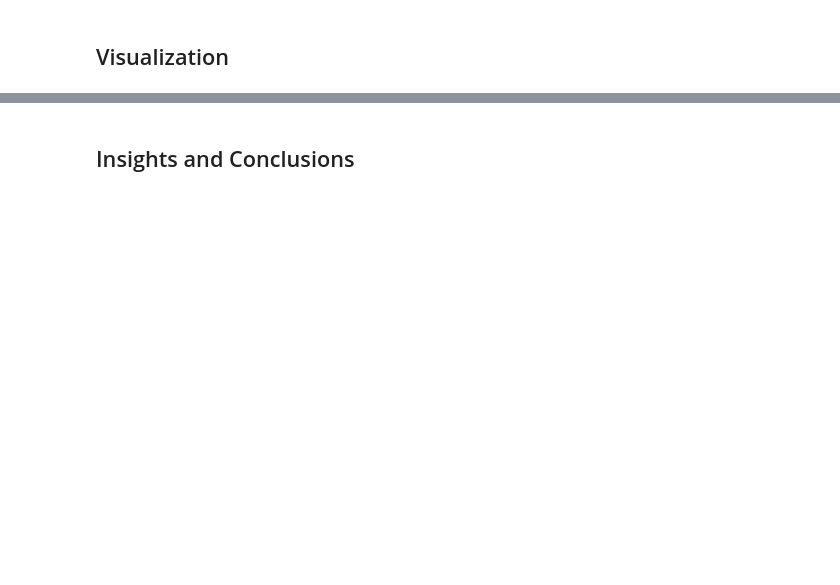
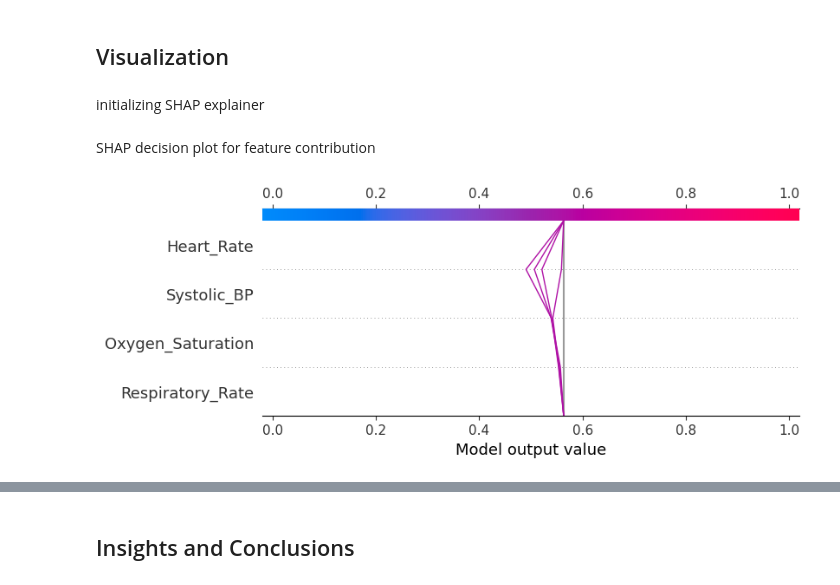
Before and after one commit to atan333/cmsc320-group-proj, a Jupyter notebook: final_submission.ipynb, the cells around one changed output, grey strips where cells are left out. Cells and saved outputs as stored; diff of their text form; code cells hidden in the pictures; blank space fills up the shorter version.

```diff
--- a/final_submission.ipynb
+++ b/final_submission.ipynb
@@ -326,2 +345,24 @@ print(f"Accuracy: {accuracy_score(y_test, y_pred):.4f}")
 # %% [markdown]
 ## Visualization
+# %% [markdown]
+initializing SHAP explainer
+# %%
+kept_features = np.argsort(model.feature_importances_)[::-1][:4]
+shap_feature_names = [continuous_features[i] for i in kept_features]
+X_shap = pd.DataFrame(X_train[:, kept_features], columns=shap_feature_names)
+explainer = shap.TreeExplainer(model)
+shap_values = explainer.shap_values(X_shap, check_additivity=False)
+# %% [markdown]
+SHAP decision plot for feature contribution
+# %%
+plt.figure(figsize=(12,6))
+shap.decision_plot(
+    explainer.expected_value[1],
+    shap_values[1],
+    X_shap,
+    feature_names=shap_feature_names,
+    link='logit'
+)
+plt.show()
+# %% [output]
+[figure, added]
```
Also changed, not shown: parts of 7 cells of this notebook.
